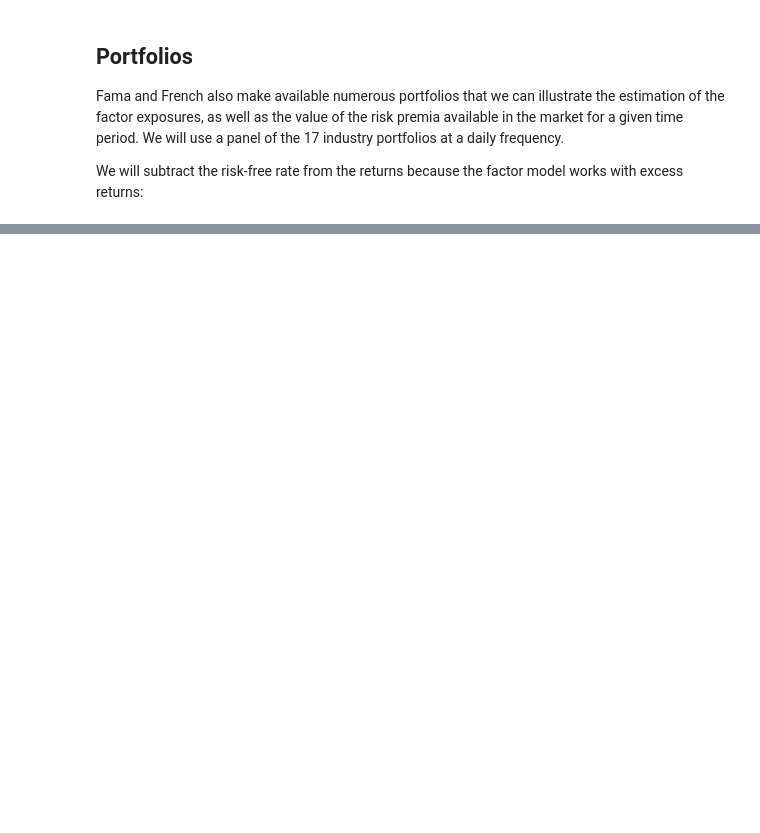
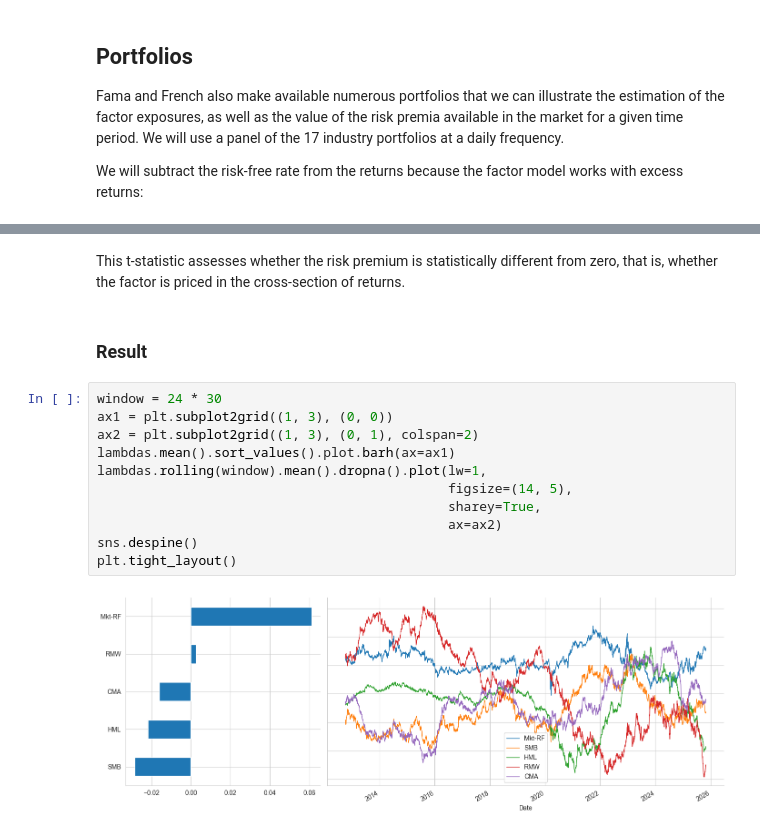
Before and after one commit to martinpasche/AlgoTrading, a Jupyter notebook: strategy-testing/Linear_Models/02_fama_macbeth.ipynb, the cells around one changed output, grey strips where cells are left out. Saved outputs shown, nothing was run; the diff lists cells and outputs as text; blank space fills up the shorter version.

```diff
--- a/strategy-testing/Linear_Models/02_fama_macbeth.ipynb
+++ b/strategy-testing/Linear_Models/02_fama_macbeth.ipynb
@@ -79,0 +317,17 @@ We will subtract the risk-free rate from the returns because the factor model wo
+# %% [markdown]
+This t-statistic assesses whether the risk premium is statistically different from zero, that is, whether the factor is priced in the cross-section of returns.
+# %% [markdown]
+### Result
+# %%
+window = 24 * 30
+ax1 = plt.subplot2grid((1, 3), (0, 0))
+ax2 = plt.subplot2grid((1, 3), (0, 1), colspan=2)
+lambdas.mean().sort_values().plot.barh(ax=ax1)
+lambdas.rolling(window).mean().dropna().plot(lw=1,
+                                             figsize=(14, 5),
+                                             sharey=True,
+                                             ax=ax2)
+sns.despine()
+plt.tight_layout()
+# %% [output]
+[figure, added]
```
Also changed, not shown: parts of 31 cells of this notebook.
